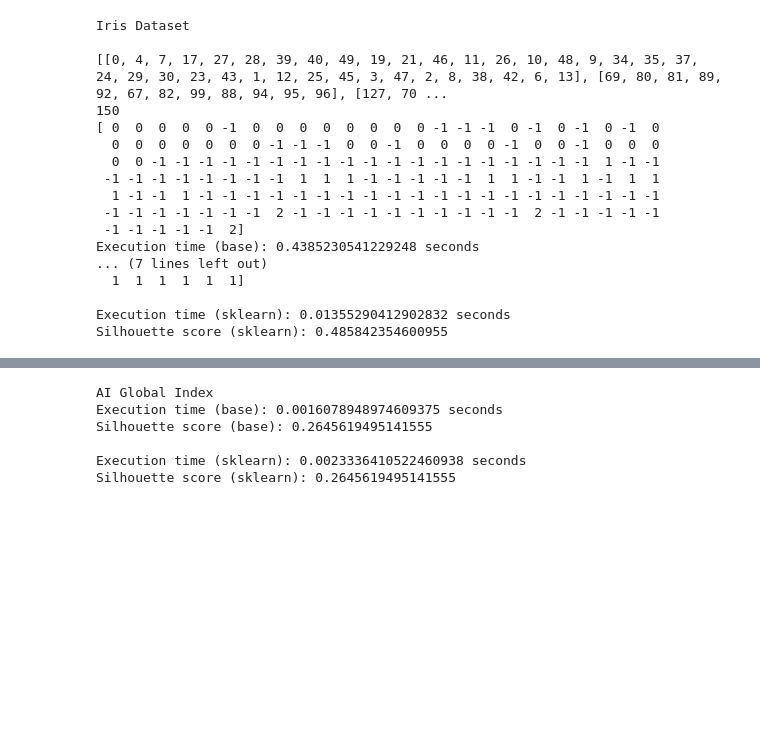
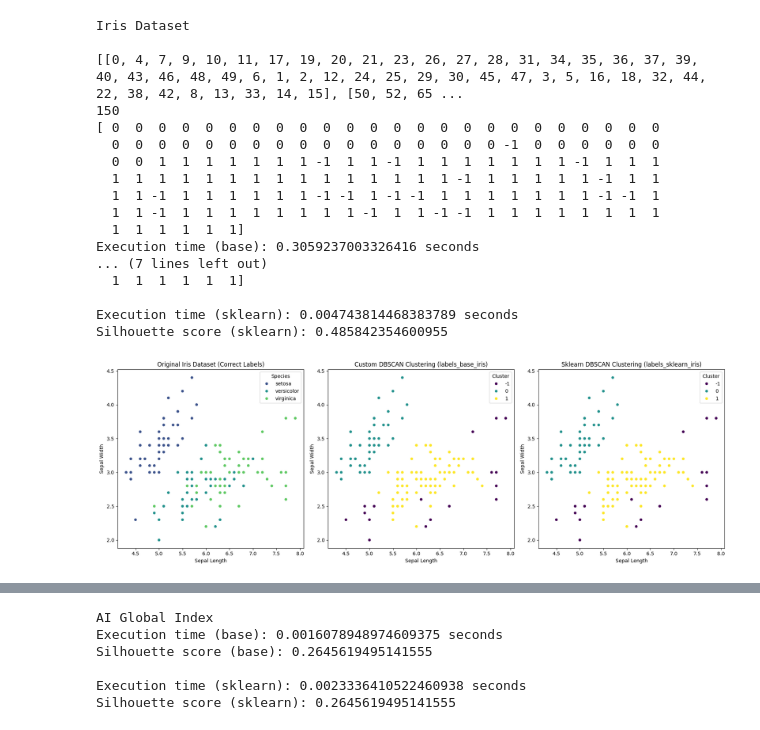
Before and after one commit to mirchandani-mohnish/ClusterMetrics, a Jupyter notebook: Density_Based.ipynb, the cells around one changed output, grey strips where cells are left out. Cells and saved outputs as stored; diff of their text form; code cells hidden in the pictures; blank space fills up the shorter version.

```diff
--- a/Density_Based.ipynb
+++ b/Density_Based.ipynb
@@ -125,14 +125,12 @@ X_iris = iris_filtered.to_numpy()
 print("Iris Dataset\n")
 
 start_time = time.time()
-# labels_base_iris, centroids_base_iris = k_means(X_iris, k_iris)
-cluters, noise, labels_base_iris = dbscan_base(X_iris, 0.3, 5)
+cluters, noise, labels_base_iris = dbscan_base(X_iris, 0.5, 5)
 print(labels_base_iris)
 print(f"Execution time (base): {time.time() - start_time} seconds")
 print(f"Silhouette score (base): {silhouette_score(X_iris, labels_base_iris)}")
 
 start_time = time.time()
-# kmeans_iris = KMeans(n_clusters=k_iris, random_state=seed).fit(X_iris)
 dbscan_iris = DBSCAN().fit(X_iris)
 
 labels_sklearn_iris = dbscan_iris.labels_
@@ -143,21 +141,54 @@ print(f"Silhouette score (sklearn): {silhouette_score(X_iris, labels_sklearn_iri
 # %% [output]
 Iris Dataset
 
-[[0, 4, 7, 17, 27, 28, 39, 40, 49, 19, 21, 46, 11, 26, 10, 48, 9, 34, 35, 37, 24, 29, 30, 23, 43, 1, 12, 25, 45, 3, 47, 2, 8, 38, 42, 6, 13], [69, 80, 81, 89, 92, 67, 82, 99, 88, 94, 95, 96], [127, 70 ...
+[[0, 4, 7, 9, 10, 11, 17, 19, 20, 21, 23, 26, 27, 28, 31, 34, 35, 36, 37, 39, 40, 43, 46, 48, 49, 6, 1, 2, 12, 24, 25, 29, 30, 45, 47, 3, 5, 16, 18, 32, 44, 22, 38, 42, 8, 13, 33, 14, 15], [50, 52, 65 ...
 150
-[ 0  0  0  0  0 -1  0  0  0  0  0  0  0  0 -1 -1 -1  0 -1  0 -1  0 -1  0
-  0  0  0  0  0  0  0 -1 -1 -1  0  0 -1  0  0  0  0 -1  0  0 -1  0  0  0
-  0  0 -1 -1 -1 -1 -1 -1 -1 -1 -1 -1 -1 -1 -1 -1 -1 -1 -1 -1 -1  1 -1 -1
- -1 -1 -1 -1 -1 -1 -1 -1  1  1  1 -1 -1 -1 -1 -1  1  1 -1 -1  1 -1  1  1
-  1 -1 -1  1 -1 -1 -1 -1 -1 -1 -1 -1 -1 -1 -1 -1 -1 -1 -1 -1 -1 -1 -1 -1
- -1 -1 -1 -1 -1 -1 -1  2 -1 -1 -1 -1 -1 -1 -1 -1 -1 -1  2 -1 -1 -1 -1 -1
- -1 -1 -1 -1 -1  2]
-Execution time (base): 0.4385230541229248 seconds
+[ 0  0  0  0  0  0  0  0  0  0  0  0  0  0  0  0  0  0  0  0  0  0  0  0
+  0  0  0  0  0  0  0  0  0  0  0  0  0  0  0  0  0 -1  0  0  0  0  0  0
+  0  0  1  1  1  1  1  1  1 -1  1  1 -1  1  1  1  1  1  1  1 -1  1  1  1
+  1  1  1  1  1  1  1  1  1  1  1  1  1  1  1 -1  1  1  1  1  1 -1  1  1
+  1  1 -1  1  1  1  1  1  1 -1 -1  1 -1 -1  1  1  1  1  1  1  1 -1 -1  1
+  1  1 -1  1  1  1  1  1  1  1  1 -1  1  1 -1 -1  1  1  1  1  1  1  1  1
+  1  1  1  1  1  1]
+Execution time (base): 0.3059237003326416 seconds
 ... (7 lines left out)
   1  1  1  1  1  1]
 
-Execution time (sklearn): 0.01355290412902832 seconds
+Execution time (sklearn): 0.004743814468383789 seconds
 Silhouette score (sklearn): 0.485842354600955
+# %%
+import matplotlib.pyplot as plt
+import seaborn as sns
+
+# Create a figure with three subplots
+fig, axes = plt.subplots(1, 3, figsize=(18, 6))
+
+# Plot 1: Original Iris Dataset with Correct Labels
+sns.scatterplot(data=iris, x="sepal_length", y="sepal_width", hue="species", palette="viridis", ax=axes[0])
+axes[0].set_title("Original Iris Dataset (Correct Labels)")
+axes[0].set_xlabel("Sepal Length")
+axes[0].set_ylabel("Sepal Width")
+axes[0].legend(title="Species")
+
+# Plot 2: Custom DBSCAN Labels (labels_base_iris)
+sns.scatterplot(data=iris, x="sepal_length", y="sepal_width", hue=labels_base_iris, palette="viridis", ax=axes[1])
+axes[1].set_title("Custom DBSCAN Clustering (labels_base_iris)")
+axes[1].set_xlabel("Sepal Length")
+axes[1].set_ylabel("Sepal Width")
+axes[1].legend(title="Cluster")
+
+# Plot 3: Sklearn DBSCAN Labels (labels_sklearn_iris)
+sns.scatterplot(data=iris, x="sepal_length", y="sepal_width", hue=labels_sklearn_iris, palette="viridis", ax=axes[2])
+axes[2].set_title("Sklearn DBSCAN Clustering (labels_sklearn_iris)")
+axes[2].set_xlabel("Sepal Length")
+axes[2].set_ylabel("Sepal Width")
+axes[2].legend(title="Cluster")
+
+# Adjust layout and display the plot
+plt.tight_layout()
+plt.show()
+# %% [output]
+[figure, added]
 # %%
 # centroids_base_iris = scaler_iris.inverse_transform(centroids_base_iris)
 # centroids_sklearn_iris = scaler_iris.inverse_transform(centroids_sklearn_iris)
```
Also changed, not shown: parts of 1 cell of this notebook.
